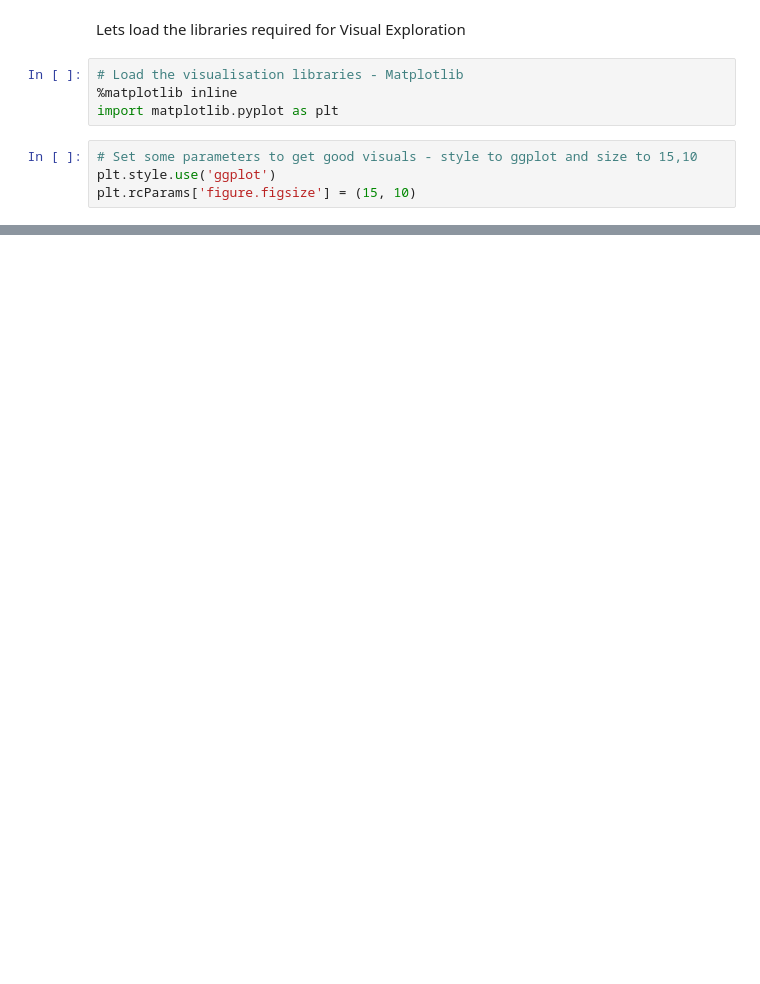
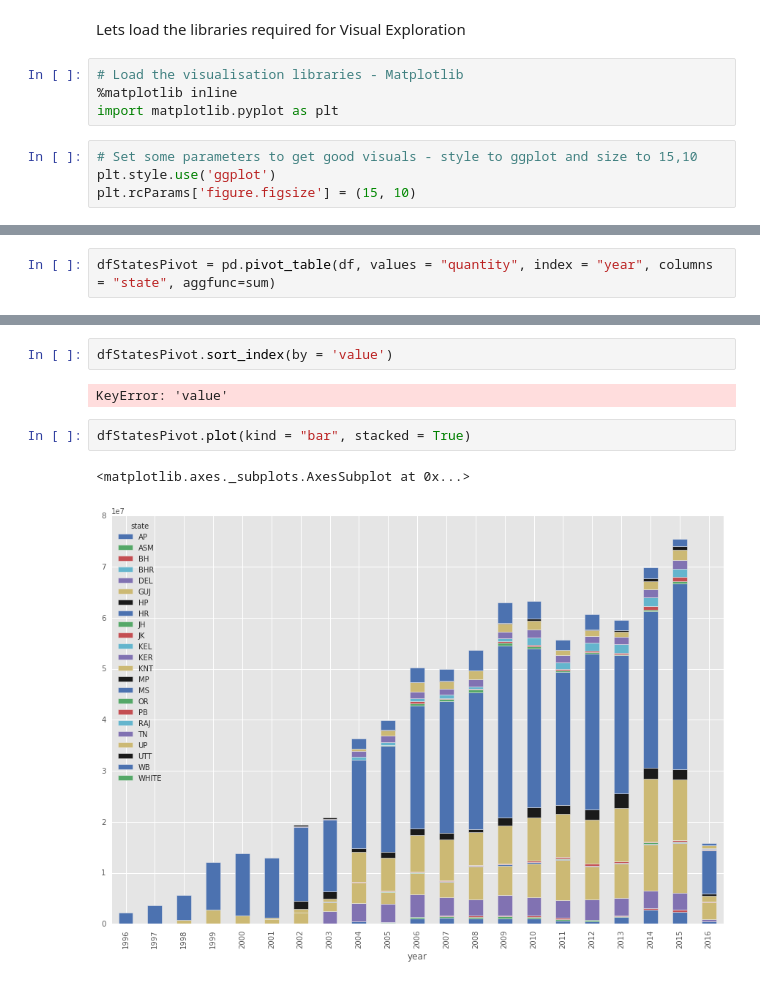
Before and after one commit to ababook/intro-python-data-science, a Jupyter notebook: onion/4-Explore.ipynb, the cells around one changed output, grey strips where cells are left out. Cells and saved outputs as stored; diff of their text form; blank space fills up the shorter version.

```diff
--- a/onion/4-Explore.ipynb
+++ b/onion/4-Explore.ipynb
@@ -42,0 +65,2 @@ df.head()
+# %%
+dfStatesPivot = pd.pivot_table(df, values = "quantity", index = "year", columns = "state", aggfunc=sum)
@@ -42,0 +78,9 @@ df.head()
+# %%
+dfStatesPivot.sort_index(by = 'value')
+# %% [output]
+KeyError: 'value'
+# %%
+dfStatesPivot.plot(kind = "bar", stacked = True)
+# %% [output]
+<matplotlib.axes._subplots.AxesSubplot at 0x...>
+[figure, added]
```
Also changed, not shown: parts of 23 cells of this notebook, 8 other files.
